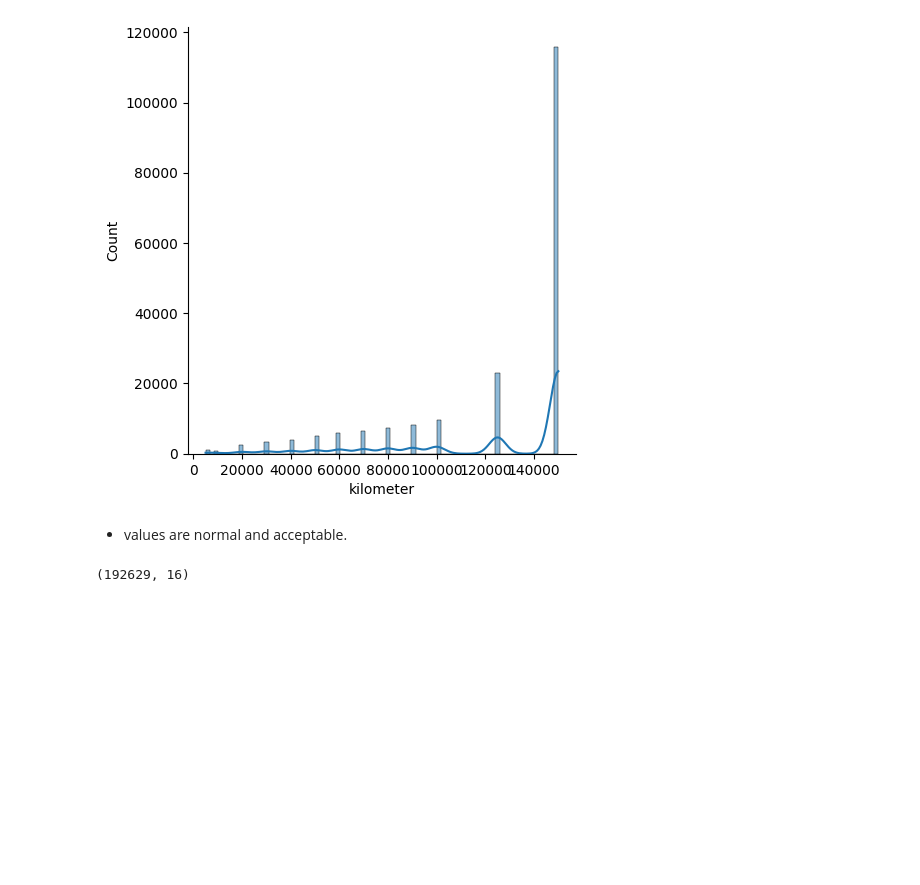
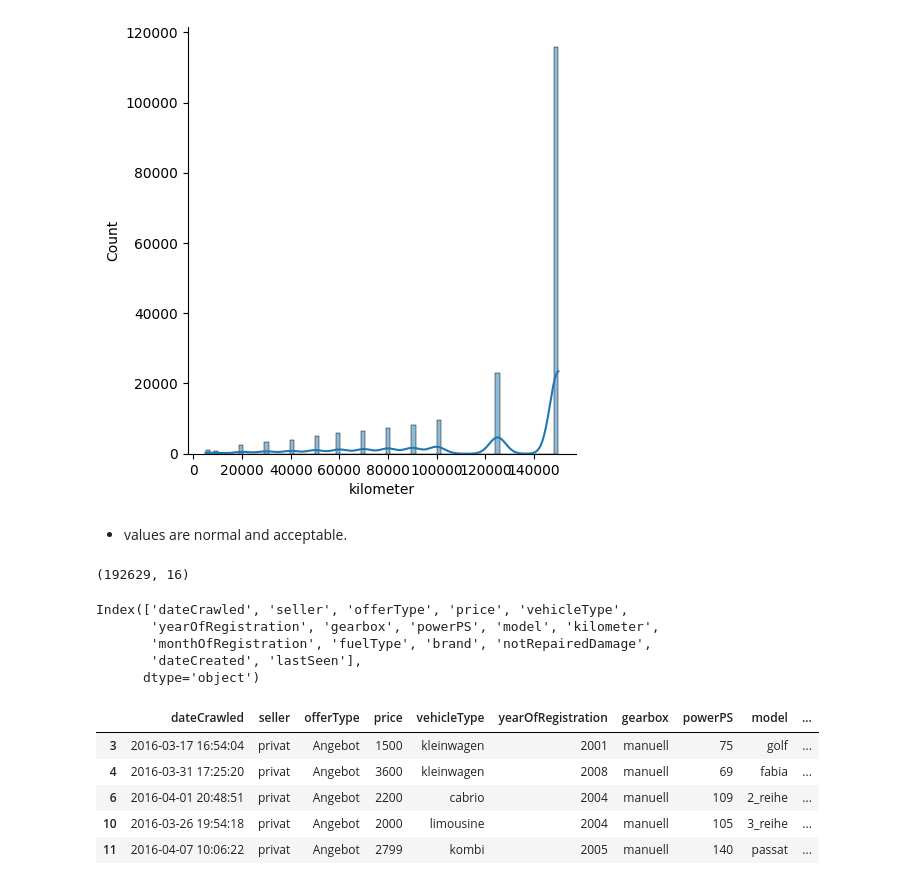
Before and after one commit to RamyGendy/CarPricePrediction, a Jupyter notebook: DataCleaning.ipynb, the cells around one changed output. Cells and saved outputs as stored; diff of their text form; code cells hidden in the pictures; blank space fills up the shorter version.

```diff
--- a/DataCleaning.ipynb
+++ b/DataCleaning.ipynb
@@ -474,3 +500,20 @@ sns.displot(df_cleaned, x='kilometer', kde=True);
 df_cleaned.shape
 # %% [output]
 (192629, 16)
+# %%
+df_cleaned.columns
+# %% [output]
+Index(['dateCrawled', 'seller', 'offerType', 'price', 'vehicleType',
+       'yearOfRegistration', 'gearbox', 'powerPS', 'model', 'kilometer',
+       'monthOfRegistration', 'fuelType', 'brand', 'notRepairedDamage',
+       'dateCreated', 'lastSeen'],
+      dtype='object')
+# %%
+df_cleaned.head()
+# %% [output]
+|  | dateCrawled | seller | offerType | price | vehicleType | yearOfRegistration | gearbox | powerPS | model | ... |
+| 3 | 2016-03-17 16:54:04 | privat | Angebot | 1500 | kleinwagen | 2001 | manuell | 75 | golf | ... |
+| 4 | 2016-03-31 17:25:20 | privat | Angebot | 3600 | kleinwagen | 2008 | manuell | 69 | fabia | ... |
+| 6 | 2016-04-01 20:48:51 | privat | Angebot | 2200 | cabrio | 2004 | manuell | 109 | 2_reihe | ... |
+| 10 | 2016-03-26 19:54:18 | privat | Angebot | 2000 | limousine | 2004 | manuell | 105 | 3_reihe | ... |
+| 11 | 2016-04-07 10:06:22 | privat | Angebot | 2799 | kombi | 2005 | manuell | 140 | passat | ... |
```
Also changed, not shown: parts of 8 cells of this notebook.
